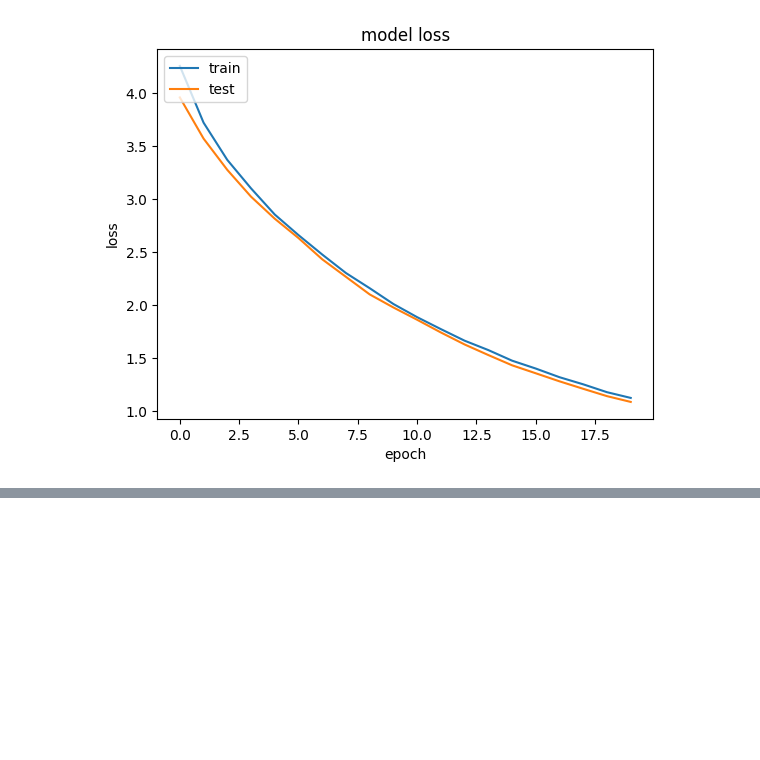
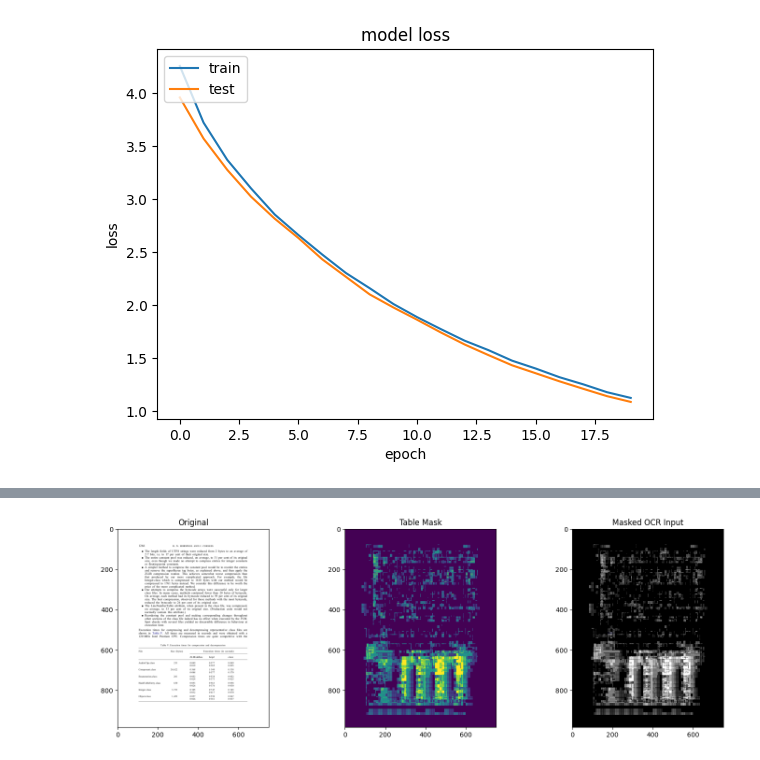
Before and after one commit to BassamSaleh99/Snap2Excel, a Jupyter notebook: snap2excel.ipynb, the cells around one changed output, grey strips where cells are left out. Cells and saved outputs as stored; diff of their text form; code cells hidden in the pictures; blank space fills up the shorter version.

Commit message:
Try doing some Improvements

```diff
--- a/snap2excel.ipynb
+++ b/snap2excel.ipynb
@@ -691,0 +586,77 @@ lf
+# %%
+# --- Predict Masks Function ---
+def predict_masks(model, image):
+    image_resized = cv2.resize(image, (512, 512))
+    image_input = np.expand_dims(image_resized, axis=0)
+    table_pred, col_pred = model.predict(image_input)
+    table_mask = np.argmax(table_pred[0], axis=-1)
+    col_mask = np.argmax(col_pred[0], axis=-1)
+    table_mask = cv2.resize(table_mask, (image.shape[1], image.shape[0]), interpolation=cv2.INTER_NEAREST)
+    col_mask = cv2.resize(col_mask, (image.shape[1], image.shape[0]), interpolation=cv2.INTER_NEAREST)
+    return table_mask, col_mask
+
+# --- Mask Application + OCR ---
+def extract_text_by_mask(image, mask):
+    masked = cv2.bitwise_and(image, image, mask=mask.astype(np.uint8))
+    gray = cv2.cvtColor(masked, cv2.COLOR_BGR2GRAY)
+    # Optional: improve OCR accuracy with thresholding
+    _, binary = cv2.threshold(gray, 0, 255, cv2.THRESH_BINARY + cv2.THRESH_OTSU)
+    data = pytesseract.image_to_data(binary, output_type=pytesseract.Output.DICT, config='--psm 6')
+    return data, masked
+
+# --- Convert OCR to DataFrame by Columns ---
+def ocr_to_dataframe(ocr_data, col_mask):
+    words = []
+    n_boxes = len(ocr_data['text'])
+
+    for i in range(n_boxes):
+        text = ocr_data['text'][i].strip()
+        if text == '':
+            continue
+        x, y, w, h = ocr_data['left'][i], ocr_data['top'][i], ocr_data['width'][i], ocr_data['height'][i]
+        cx, cy = x + w // 2, y + h // 2
+        col_label = col_mask[cy, cx] if 0 <= cy < col_mask.shape[0] and 0 <= cx < col_mask.shape[1] else -1
+        words.append((col_label, y, x, text))
+
+    # Group by rows and sort by x
+    df_words = pd.DataFrame(words, columns=['column', 'top', 'left', 'text'])
+    df_words.sort_values(by=['top', 'left'], inplace=True)
+
+    # Grouping words by column index
+    grouped = df_words.groupby('column')
+    column_data = []
+
+    for _, group in grouped:
+        group = group.sort_values(by='top')
+        column_data.append(group['text'].tolist())
+
+    # Pad to equal length
+    max_len = max(len(col) for col in column_data)
+    for col in column_data:
+        while len(col) < max_len:
+            col.append("")
+
+    df_final = pd.DataFrame({f"Col{i+1}": col for i, col in enumerate(column_data)})
+    return df_final
+
+# --- Main Pipeline ---
+image_path = '/kaggle/input/table1111/table1.bmp'
+image = cv2.imread(image_path)
+table_mask, col_mask = predict_masks(model, image)
+ocr_data, masked = extract_text_by_mask(image, table_mask)
+df = ocr_to_dataframe(ocr_data, col_mask)
+
+# --- Save to Excel ---
+excel_path = "/kaggle/working/extracted_table.xlsx"
+df.to_excel(excel_path, index=False)
+
+# --- Show Result ---
+plt.figure(figsize=(15, 5))
+plt.subplot(1, 3, 1); plt.imshow(cv2.cvtColor(image, cv2.COLOR_BGR2RGB)); plt.title("Original")
+plt.subplot(1, 3, 2); plt.imshow(table_mask, cmap='viridis'); plt.title("Table Mask")
+plt.subplot(1, 3, 3); plt.imshow(cv2.cvtColor(masked, cv2.COLOR_BGR2RGB)); plt.title("Masked OCR Input")
+plt.tight_layout(); plt.show()
+
+print("✅ Extracted DataFrame:\n", df.head())
+print(f"💾 Saved to: {excel_path}")
+# %% [output]
@@ -691,0 +664 @@ lf
+[figure, added]
```
Also changed, not shown: parts of 4 cells of this notebook.
